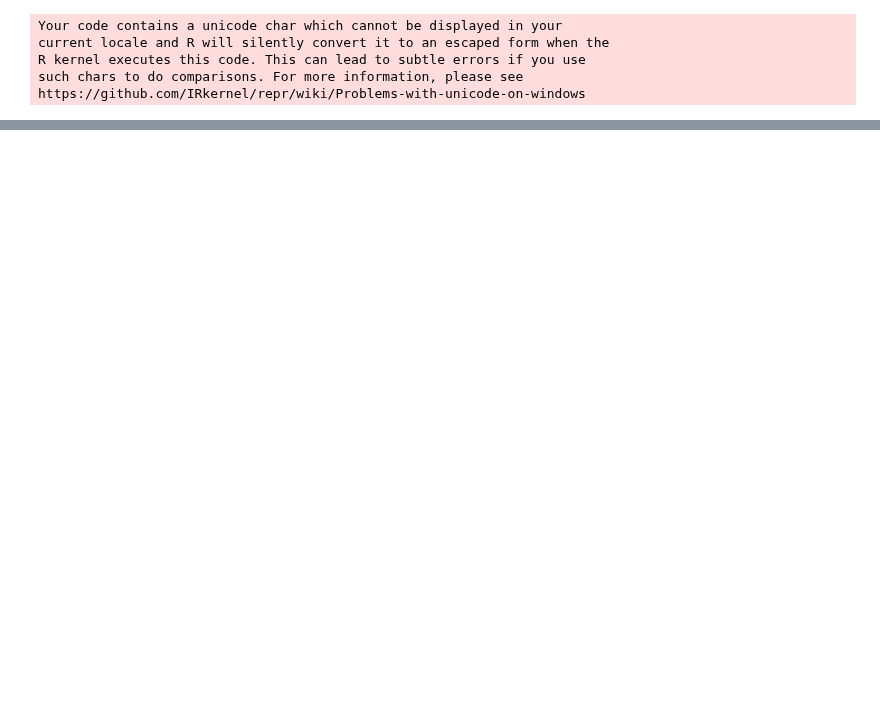
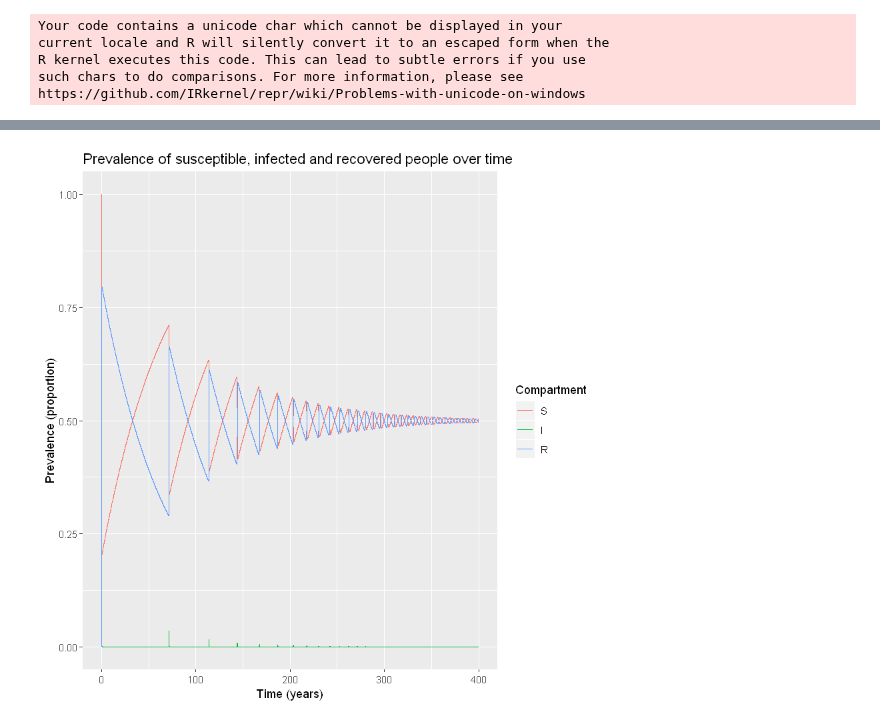
Before and after one commit to MansiGo/Developing-SIR-Model, a Jupyter notebook: Modelling population turnover.ipynb, the cells around one changed output, grey strips where cells are left out. Cells and saved outputs as stored; diff of their text form; code cells hidden in the pictures; blank space fills up the shorter version.

```diff
--- a/Modelling population turnover.ipynb
+++ b/Modelling population turnover.ipynb
@@ -28,0 +192,16 @@ https://github.com/IRkernel/repr/wiki/Problems-with-unicode-on-windows
+# %%
+output_long <- melt(as.data.frame(output), id = "time")                  # turn output dataset into long format
+
+# Calculating the proportion in each compartment as a column in the long-format output
+output_long$proportion <- output_long$value/sum(initial_state_values)
+
+# Plot the number of people in the S, I and R compartments over time
+ggplot(data = output_long,                                               # specify object containing data to plot
+       aes(x = time, y = proportion, colour = variable, group = variable)) +  # assign columns to axes and groups
+  geom_line() +                                                          # represent data as lines
+  xlab("Time (years)")+                                                  # add label for x axis
+  ylab("Prevalence (proportion)") +                                      # add label for y axis
+  labs(colour = "Compartment",                                           # add legend title
+       title = "Prevalence of susceptible, infected and recovered people over time")
+# %% [output]
+[figure, added]
```
Also changed, not shown: parts of 11 cells of this notebook, 2 other files.
